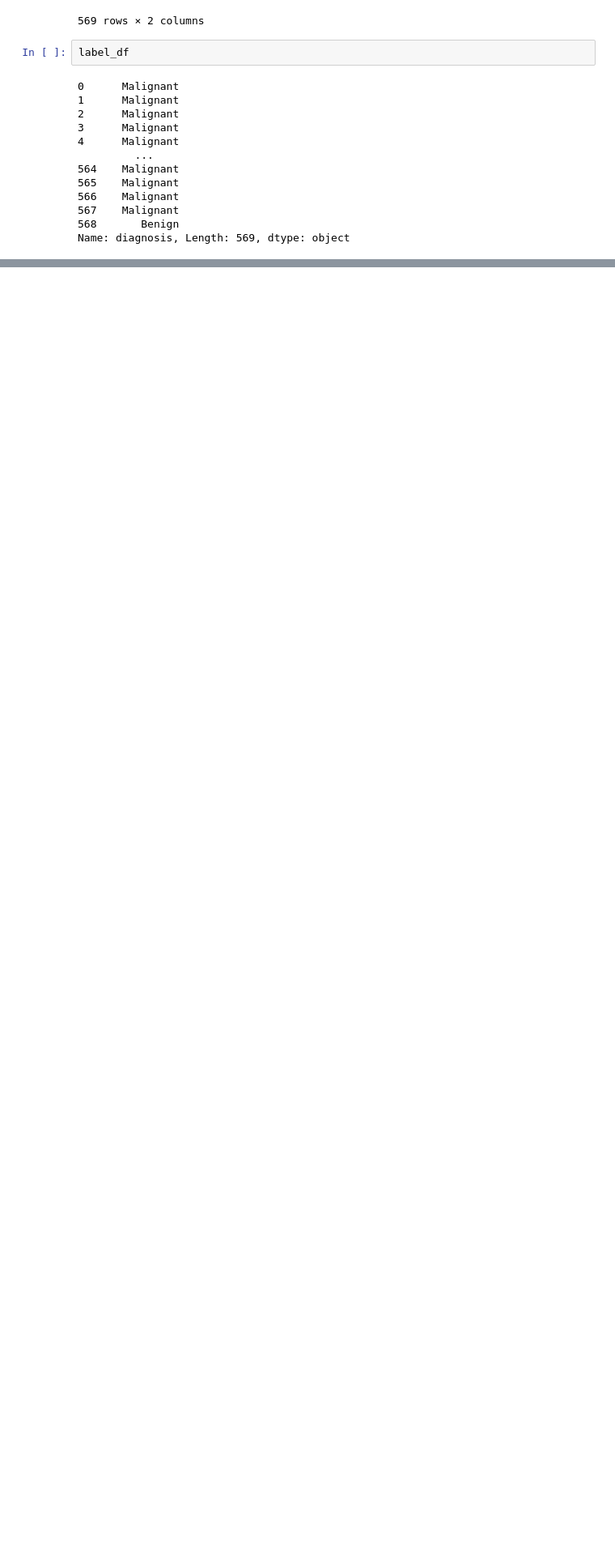
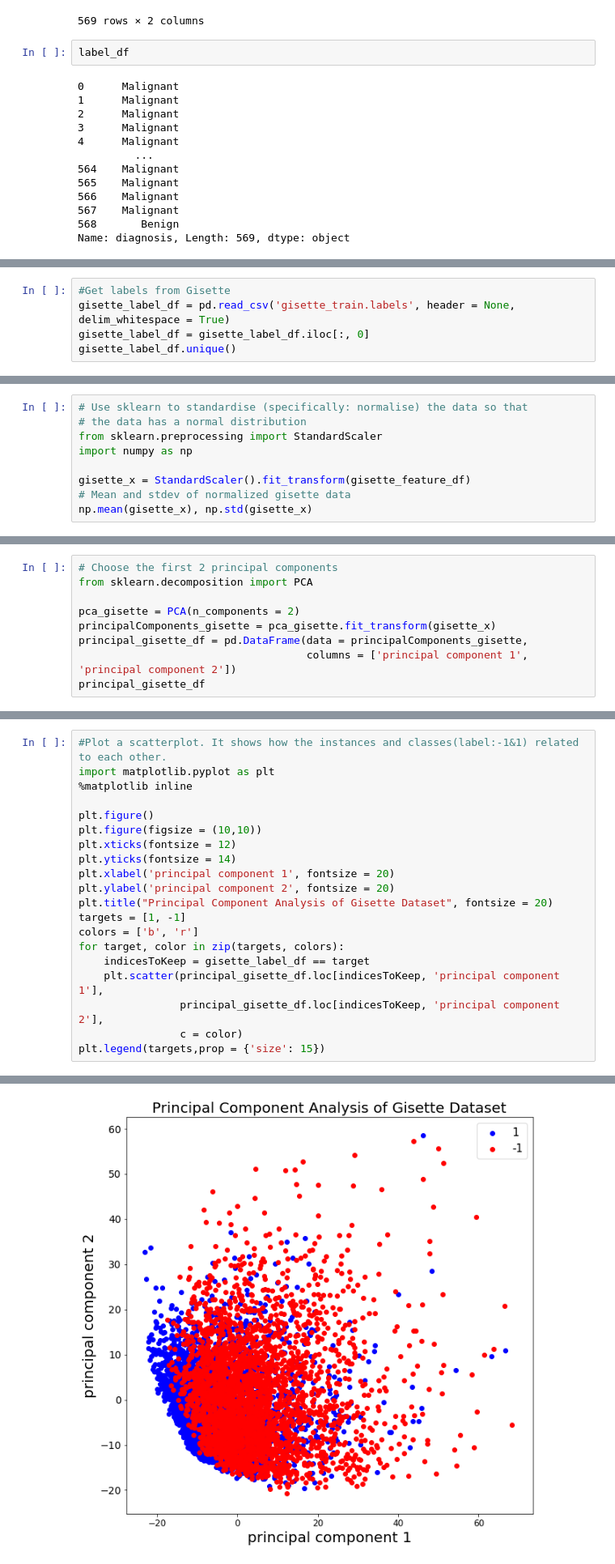
Before and after one commit to USF-CS-663-Spring-2020/lab-03-pca-linjing0207, a Jupyter notebook: Lab3.ipynb, the cells around one changed output, grey strips where cells are left out. Shown at 81% size. Cells and saved outputs as stored; diff of their text form; blank space fills up the shorter version.

```diff
--- a/Lab3.ipynb
+++ b/Lab3.ipynb
@@ -178,0 +216,5 @@ Name: diagnosis, Length: 569, dtype: bool
+# %%
+#Get labels from Gisette
+gisette_label_df = pd.read_csv('gisette_train.labels', header = None, delim_whitespace = True)
+gisette_label_df = gisette_label_df.iloc[:, 0]
+gisette_label_df.unique()
@@ -178,0 +225,9 @@ Name: diagnosis, Length: 569, dtype: bool
+# %%
+# Use sklearn to standardise (specifically: normalise) the data so that
+# the data has a normal distribution
+from sklearn.preprocessing import StandardScaler
+import numpy as np
+
+gisette_x = StandardScaler().fit_transform(gisette_feature_df)
+# Mean and stdev of normalized gisette data
+np.mean(gisette_x), np.std(gisette_x)
@@ -178,0 +238,9 @@ Name: diagnosis, Length: 569, dtype: bool
+# %%
+# Choose the first 2 principal components
+from sklearn.decomposition import PCA
+
+pca_gisette = PCA(n_components = 2)
+principalComponents_gisette = pca_gisette.fit_transform(gisette_x)
+principal_gisette_df = pd.DataFrame(data = principalComponents_gisette,
+                                    columns = ['principal component 1', 'principal component 2'])
+principal_gisette_df
@@ -178,0 +268,21 @@ Name: diagnosis, Length: 569, dtype: bool
+# %%
+#Plot a scatterplot. It shows how the instances and classes(label:-1&1) related to each other.
+import matplotlib.pyplot as plt
+%matplotlib inline
+
+plt.figure()
+plt.figure(figsize = (10,10))
+plt.xticks(fontsize = 12)
+plt.yticks(fontsize = 14)
+plt.xlabel('principal component 1', fontsize = 20)
+plt.ylabel('principal component 2', fontsize = 20)
+plt.title("Principal Component Analysis of Gisette Dataset", fontsize = 20)
+targets = [1, -1]
+colors = ['b', 'r']
+for target, color in zip(targets, colors):
+    indicesToKeep = gisette_label_df == target
+    plt.scatter(principal_gisette_df.loc[indicesToKeep, 'principal component 1'],
+                principal_gisette_df.loc[indicesToKeep, 'principal component 2'],
+                c = color)
+plt.legend(targets,prop = {'size': 15})
+# %% [output]
@@ -178,0 +291 @@ Name: diagnosis, Length: 569, dtype: bool
+[figure, added]
```
Also changed, not shown: parts of 31 cells of this notebook.
